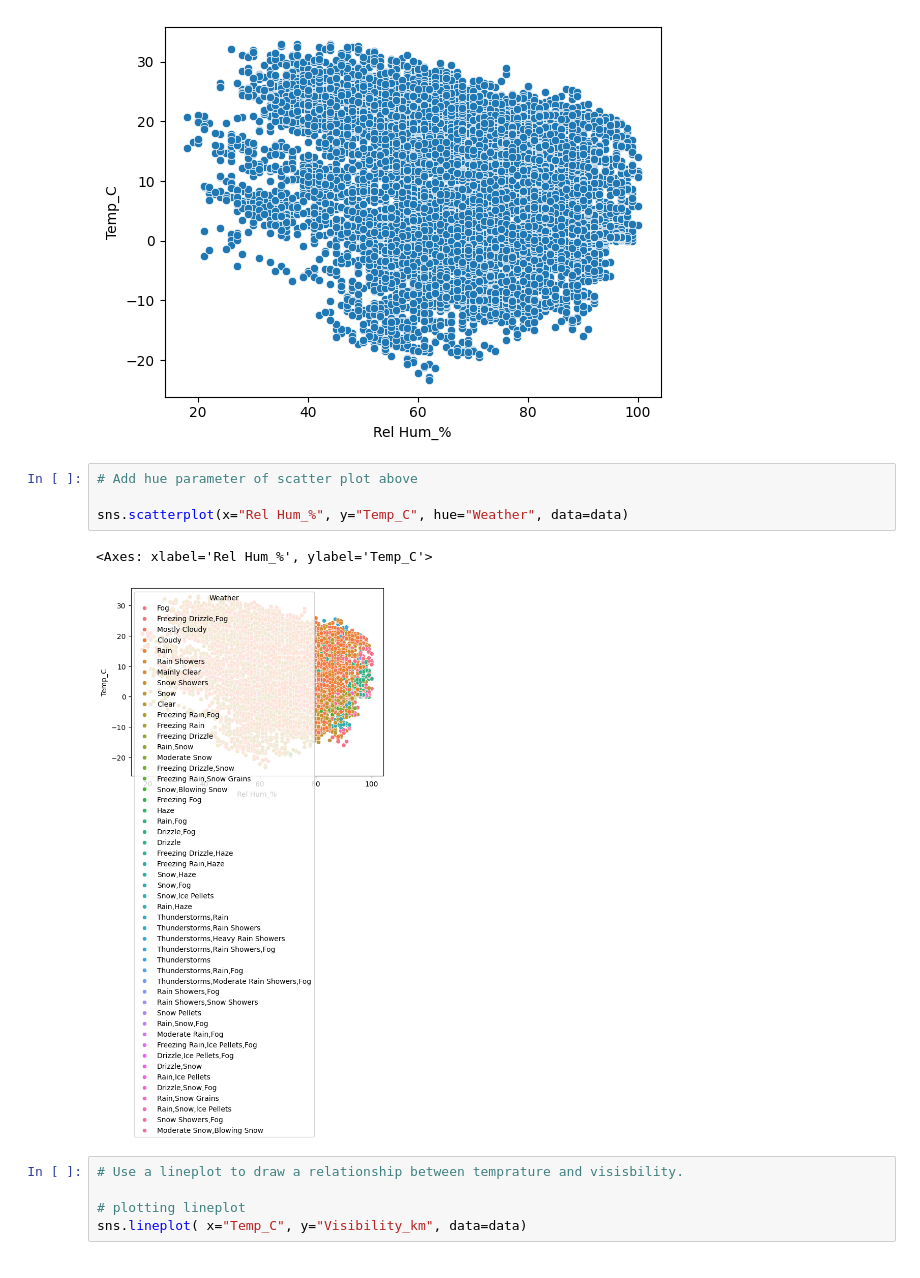
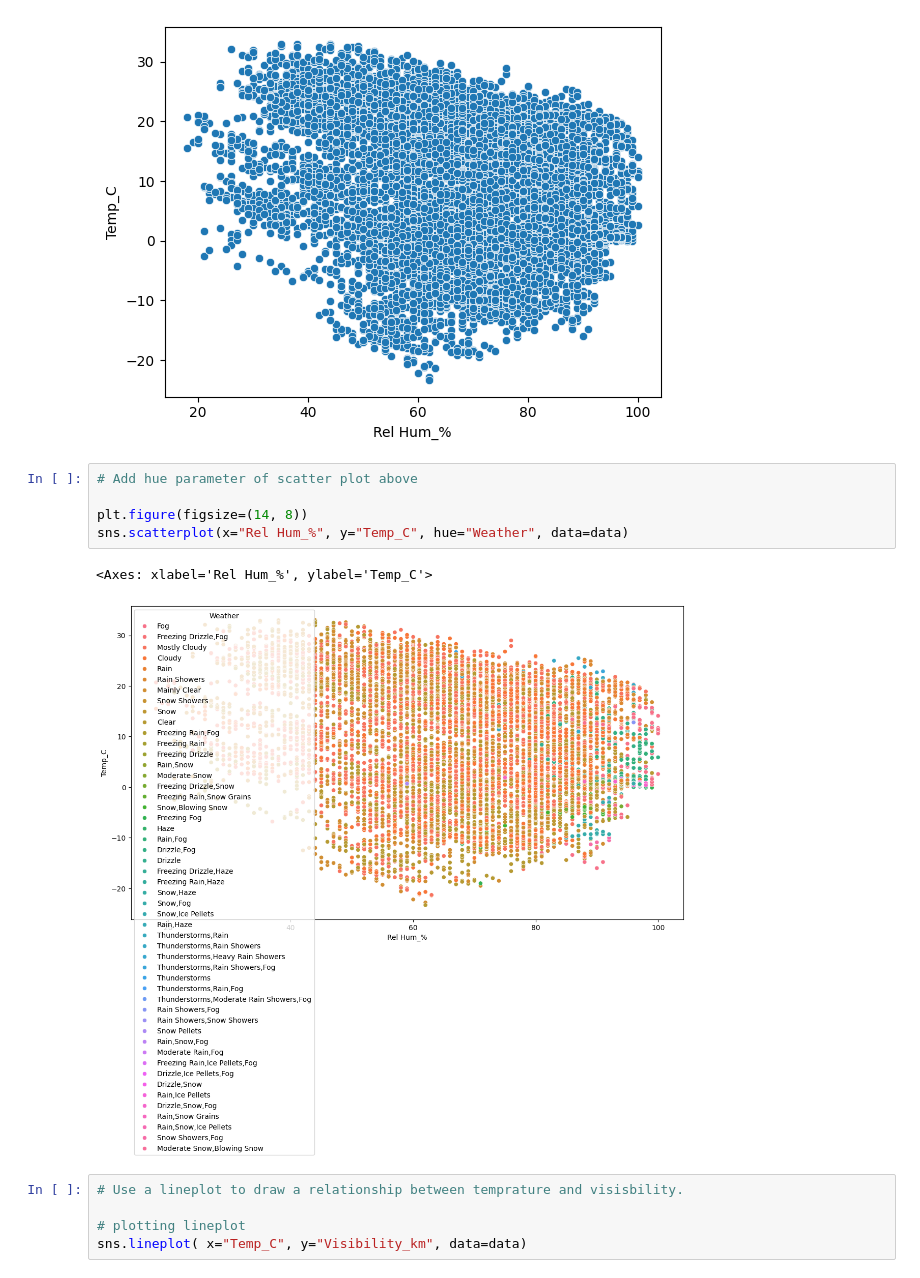
Before and after one commit to kechcole/LUX_DEV_PROGRAM, a Jupyter notebook: Assignments/Scripts_Wk_2/Python.ipynb, the cells around one changed output. Cells and saved outputs as stored; diff of their text form.

```diff
--- a/Assignments/Scripts_Wk_2/Python.ipynb
+++ b/Assignments/Scripts_Wk_2/Python.ipynb
@@ -468,10 +468,11 @@ sns.scatterplot(x="Rel Hum_%", y="Temp_C", data=data)
 # %%
 # Add hue parameter of scatter plot above
 
+plt.figure(figsize=(14, 8))
 sns.scatterplot(x="Rel Hum_%", y="Temp_C", hue="Weather", data=data)
 # %% [output]
 <Axes: xlabel='Rel Hum_%', ylabel='Temp_C'>
-[figure, old version]
+[figure, new version]
 # %%
 # Use a lineplot to draw a relationship between temprature and visisbility.
 
```
